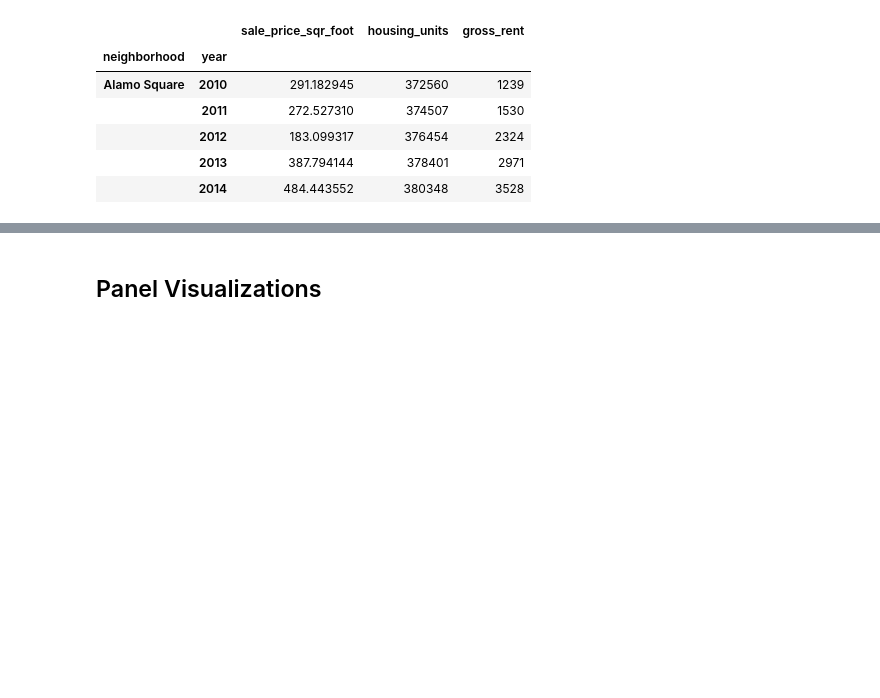
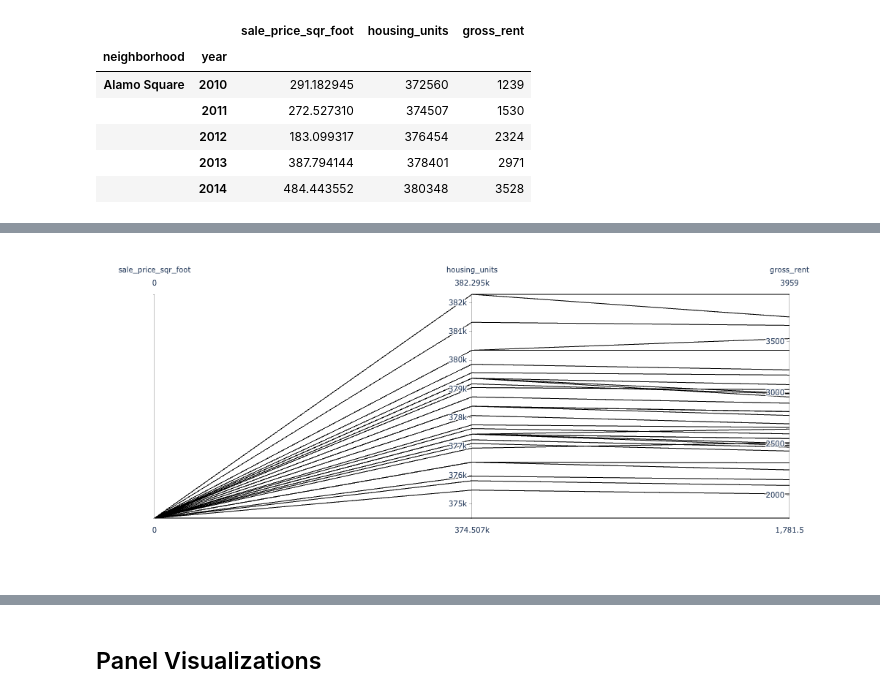
Before and after one commit to gerdonr/Pythonic-Manopoly, a Jupyter notebook: SF_Rental_Price_Dashboard.ipynb, the cells around one changed output, grey strips where cells are left out. Cells and saved outputs as stored; diff of their text form; code cells hidden in the pictures; blank space fills up the shorter version.

```diff
--- a/SF_Rental_Price_Dashboard.ipynb
+++ b/SF_Rental_Price_Dashboard.ipynb
@@ -134,0 +143,6 @@ plot_neighborhood_avg_price
+# %%
+# Getting the data from the top 10 expensive neighborhoods
+neighborhood_price = sfo_data.groupby('neighborhood').mean()
+
+neighborhood_top10 = neighborhood_price.sort_values('sale_price_sqr_foot',ascending=False).head(10)
+neighborhood_top10
@@ -134,0 +175,7 @@ plot_neighborhood_avg_price
+# %%
+# Parallel Coordinates Plot
+px.parallel_coordinates(
+    neighborhood_price,
+    color='sale_price_sqr_foot')
+# %% [output]
+[figure, added]
```
Also changed, not shown: parts of 11 cells of this notebook.
